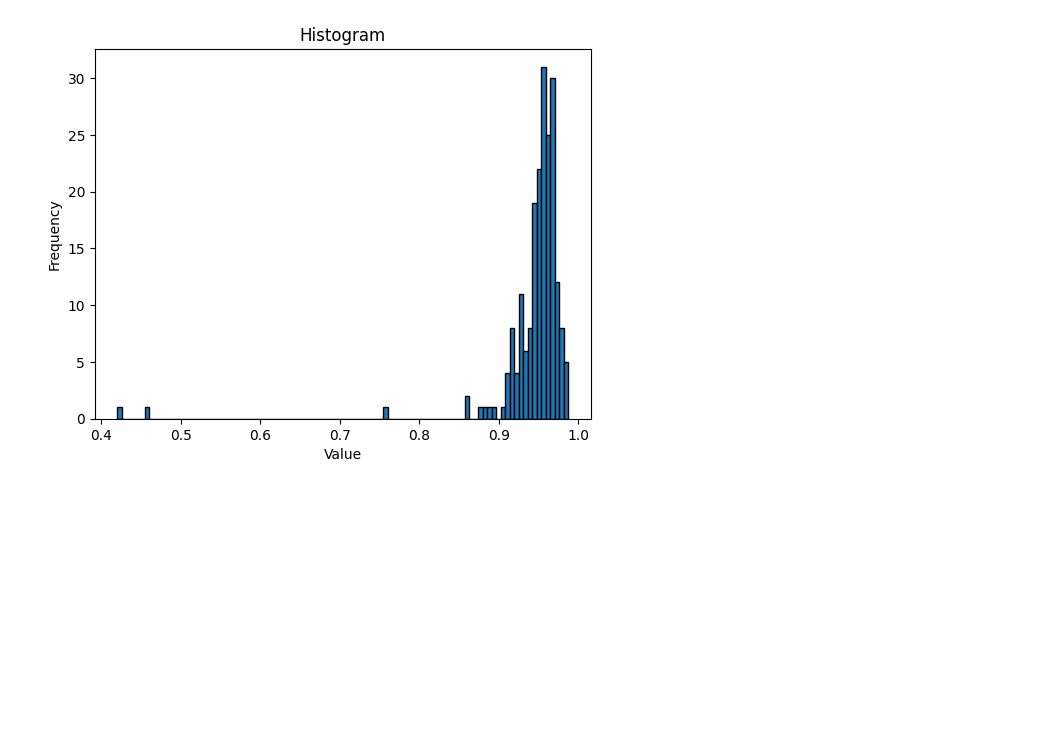
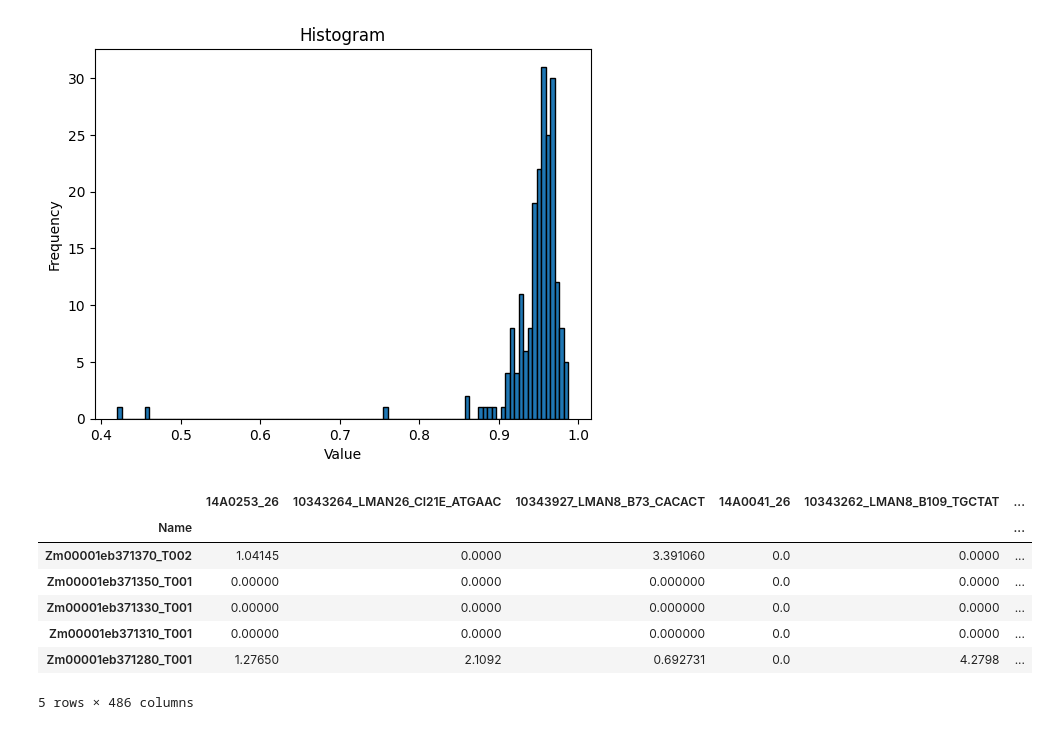
Before and after one commit to SantosRAC/maize_microbiome_transcriptomics, a Jupyter notebook: correlations_rnaseq_metataxonomics/expr_otus_correlations.ipynb, the cells around one changed output. Drawn from its saved outputs; the diff is of its cells as text; code cells hidden in the pictures; blank space fills up the shorter version.

```diff
--- a/correlations_rnaseq_metataxonomics/expr_otus_correlations.ipynb
+++ b/correlations_rnaseq_metataxonomics/expr_otus_correlations.ipynb
@@ -482,7 +487,3 @@ kremling_expression_v5.head()
 # %%
 import matplotlib.pyplot as plt
 import numpy as np
-# %%
-# Assuming you have a dataframe called 'df' with columns 'column1' and 'column2'
-column1 = kremling_expression_v5['10343264_LMAN26_B84_GTGCCA']
-column2 = kremling_expression_v5['10343927_LMAD26_B84_GCAGCC']
@@ -551,0 +557,11 @@ plt.show()
+# %%
+kremling_expression_v5_renamed.head()
+# %% [output]
+|  | 14A0253_26 | 10343264_LMAN26_CI21E_ATGAAC | 10343927_LMAN8_B73_CACACT | 14A0041_26 | 10343262_LMAN8_B109_TGCTAT | ... |
+| Name |  |  |  |  |  | ... |
+| Zm00001eb371370_T002 | 1.04145 | 0.0000 | 3.391060 | 0.0 | 0.0000 | ... |
+| Zm00001eb371350_T001 | 0.00000 | 0.0000 | 0.000000 | 0.0 | 0.0000 | ... |
+| Zm00001eb371330_T001 | 0.00000 | 0.0000 | 0.000000 | 0.0 | 0.0000 | ... |
+| Zm00001eb371310_T001 | 0.00000 | 0.0000 | 0.000000 | 0.0 | 0.0000 | ... |
+| Zm00001eb371280_T001 | 1.27650 | 2.1092 | 0.692731 | 0.0 | 4.2798 | ... |
+5 rows × 486 columns
```
Also changed, not shown: parts of 18 cells of this notebook.
